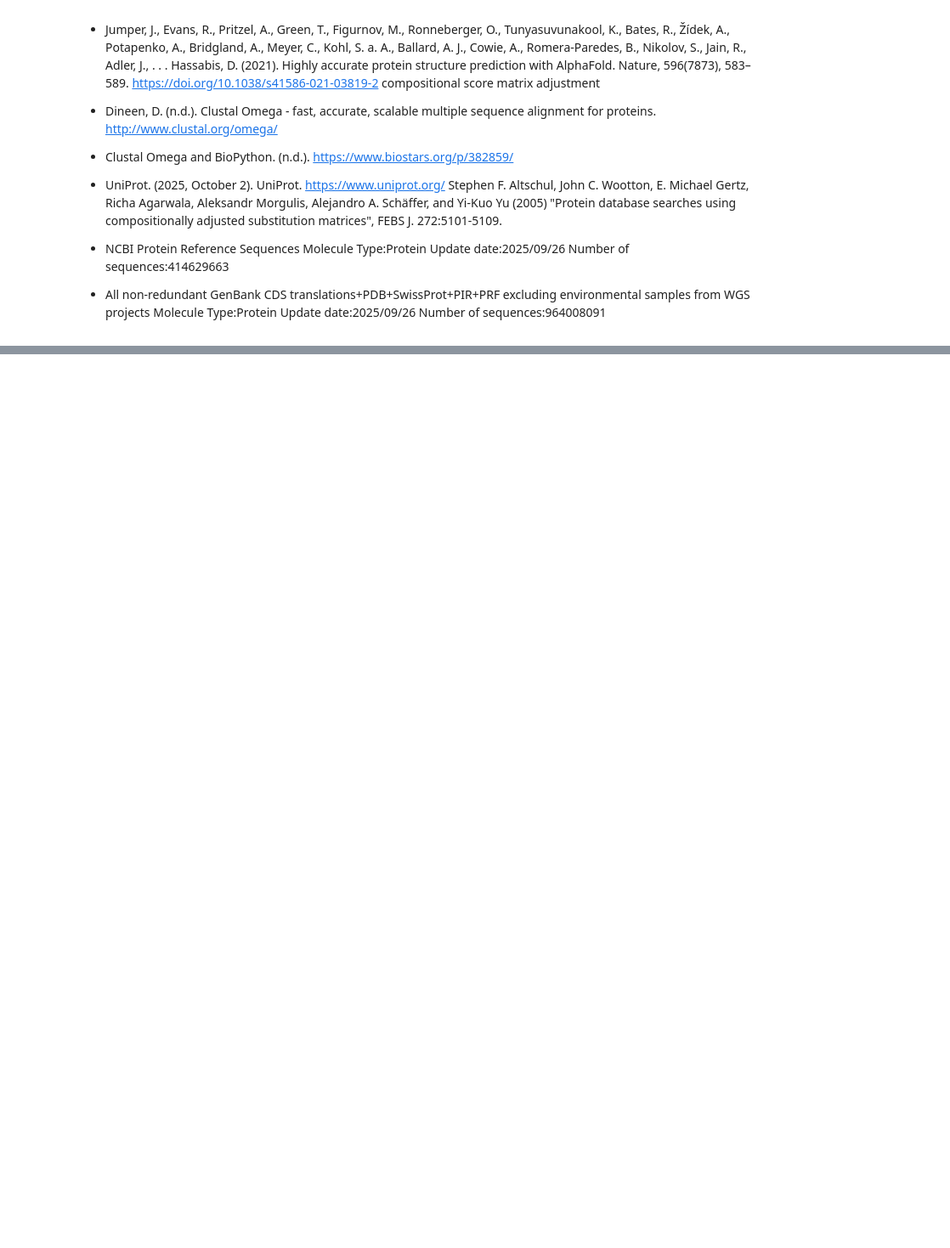
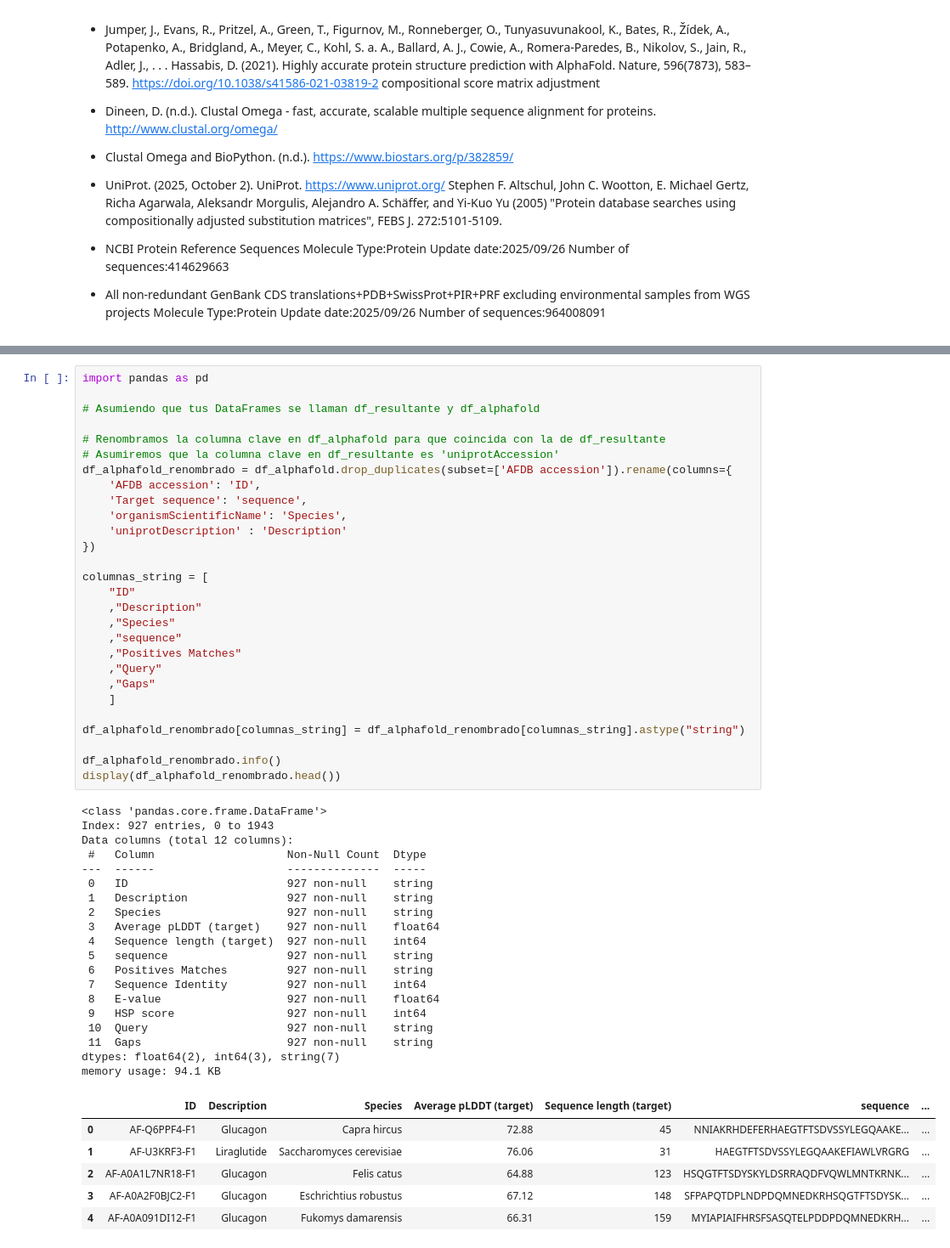
Before and after one commit to Julio21-ai/glp-1_drug_discovery, a Jupyter notebook: notebooks/Avance 1.ipynb, the cells around one changed output, grey strips where cells are left out. Shown at 85% size. Saved outputs shown, nothing was run; the diff lists cells and outputs as text; blank space fills up the shorter version.

```diff
--- a/notebooks/Avance 1.ipynb
+++ b/notebooks/Avance 1.ipynb
@@ -1498,0 +1841,54 @@ Number of sequences:964008091
+# %%
+import pandas as pd
+
+# Asumiendo que tus DataFrames se llaman df_resultante y df_alphafold
+
+# Renombramos la columna clave en df_alphafold para que coincida con la de df_resultante
+# Asumiremos que la columna clave en df_resultante es 'uniprotAccession'
+df_alphafold_renombrado = df_alphafold.drop_duplicates(subset=['AFDB accession']).rename(columns={
+    'AFDB accession': 'ID',
+    'Target sequence': 'sequence',
+    'organismScientificName': 'Species',
+    'uniprotDescription' : 'Description'
+})
+
+columnas_string = [
+    "ID"
+    ,"Description"
+    ,"Species"
+    ,"sequence"
+    ,"Positives Matches"
+    ,"Query"
+    ,"Gaps"
+    ]
+
+df_alphafold_renombrado[columnas_string] = df_alphafold_renombrado[columnas_string].astype("string")
+
+df_alphafold_renombrado.info()
+display(df_alphafold_renombrado.head())
+# %% [output]
+<class 'pandas.core.frame.DataFrame'>
+Index: 927 entries, 0 to 1943
+Data columns (total 12 columns):
+ #   Column                    Non-Null Count  Dtype
+---  ------                    --------------  -----
+ 0   ID                        927 non-null    string
+ 1   Description               927 non-null    string
+ 2   Species                   927 non-null    string
+ 3   Average pLDDT (target)    927 non-null    float64
+ 4   Sequence length (target)  927 non-null    int64
+ 5   sequence                  927 non-null    string
+ 6   Positives Matches         927 non-null    string
+ 7   Sequence Identity         927 non-null    int64
+ 8   E-value                   927 non-null    float64
+ 9   HSP score                 927 non-null    int64
+ 10  Query                     927 non-null    string
+ 11  Gaps                      927 non-null    string
+dtypes: float64(2), int64(3), string(7)
+memory usage: 94.1 KB
+|  | ID | Description | Species | Average pLDDT (target) | Sequence length (target) | sequence | ... |
+| 0 | AF-Q6PPF4-F1 | Glucagon | Capra hircus | 72.88 | 45 | NNIAKRHDEFERHAEGTFTSDVSSYLEGQAAKE... | ... |
+| 1 | AF-U3KRF3-F1 | Liraglutide | Saccharomyces cerevisiae | 76.06 | 31 | HAEGTFTSDVSSYLEGQAAKEFIAWLVRGRG | ... |
+| 2 | AF-A0A1L7NR18-F1 | Glucagon | Felis catus | 64.88 | 123 | HSQGTFTSDYSKYLDSRRAQDFVQWLMNTKRNK... | ... |
+| 3 | AF-A0A2F0BJC2-F1 | Glucagon | Eschrichtius robustus | 67.12 | 148 | SFPAPQTDPLNDPDQMNEDKRHSQGTFTSDYSK... | ... |
+| 4 | AF-A0A091DI12-F1 | Glucagon | Fukomys damarensis | 66.31 | 159 | MYIAPIAIFHRSFSASQTELPDDPDQMNEDKRH... | ... |
```
Also changed, not shown: parts of 20 cells of this notebook, 6 other files.
